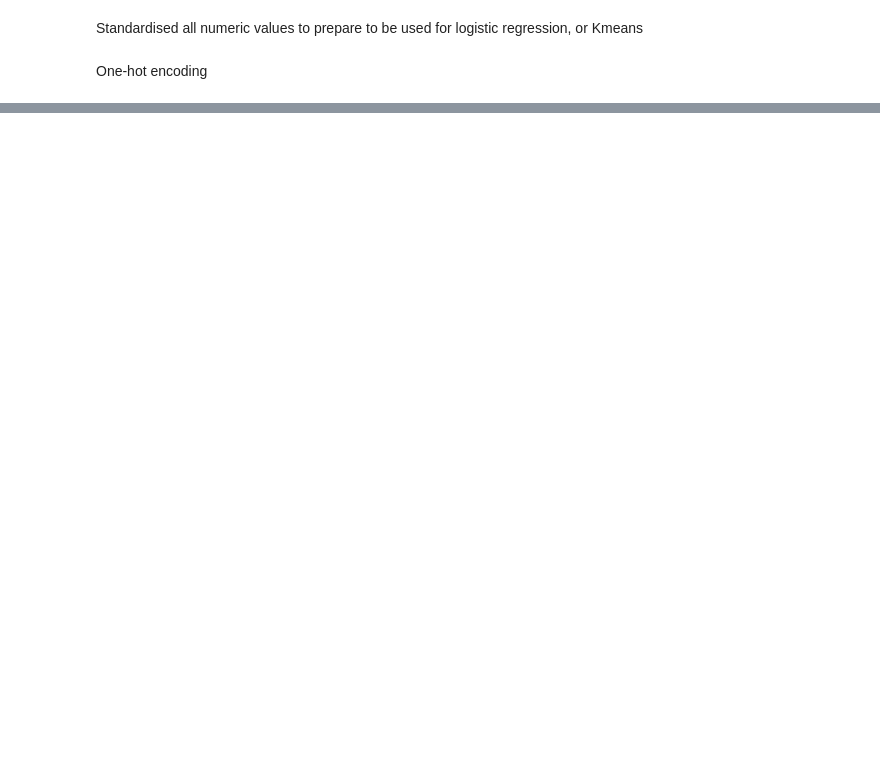
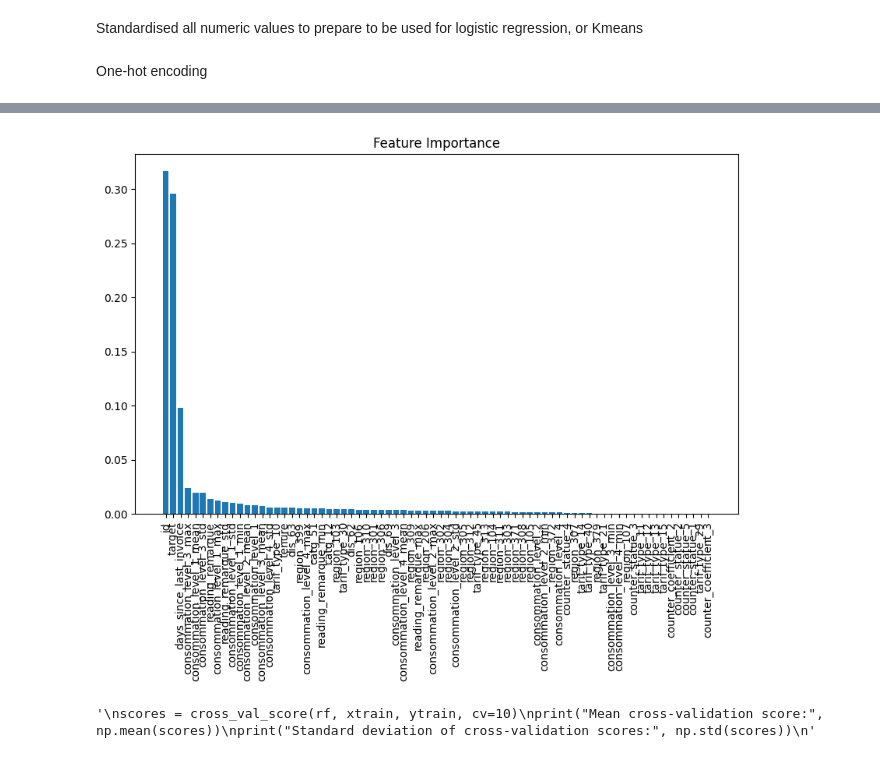
Before and after one commit to xavierach/IT1244-Project, a Jupyter notebook: code.ipynb, the cells around one changed output, grey strips where cells are left out. Saved outputs shown, nothing was run; the diff lists cells and outputs as text; code cells hidden in the pictures; blank space fills up the shorter version.

```diff
--- a/code.ipynb
+++ b/code.ipynb
@@ -486,7 +485,7 @@ Standardised all numeric values to prepare to be used for logistic regression, o
 # %% [markdown]
 One-hot encoding
 # %%
-data_merged_encoded = pd.get_dummies(data_merged, columns=['dis', 'catg', 'region', 'tarif_type', 'counter_statue'], drop_first=True)
+data_merged_encoded = pd.get_dummies(data_merged, columns=['dis', 'catg', 'region', 'tarif_type', 'counter_statue', 'counter_coefficient'], drop_first=True)
 data_merged_encoded = data_merged_encoded.astype(int)
 print(data_merged_encoded.head())
 # %% [output]
@@ -510 +509,4 @@ print(data_merged_encoded.head())
+# %%
+# Drop duplicates
+data_merged_encoded.drop_duplicates(inplace=True)
 # %%
@@ -614,0 +675,21 @@ weighted avg       1.00      1.00      1.00    100123
+# %%
+# Assuming rf is your trained random forest model
+feature_importances = rf.feature_importances_
+sorted_indices = np.argsort(feature_importances)[::-1]
+
+# Plot feature importance
+plt.figure(figsize=(10, 6))
+plt.title("Feature Importance")
+plt.bar(range(len(feature_importances)), feature_importances[sorted_indices], align="center")
+plt.xticks(range(len(feature_importances)), np.array(data_merged_encoded.columns)[sorted_indices], rotation=90)
+plt.show()
+# %% [output]
+[figure, added]
+# %%
+'''
+scores = cross_val_score(rf, xtrain, ytrain, cv=10)
+print("Mean cross-validation score:", np.mean(scores))
+print("Standard deviation of cross-validation scores:", np.std(scores))
+'''
+# %% [output]
+'\nscores = cross_val_score(rf, xtrain, ytrain, cv=10)\nprint("Mean cross-validation score:", np.mean(scores))\nprint("Standard deviation of cross-validation scores:", np.std(scores))\n'
```
Also changed, not shown: parts of 15 cells of this notebook, 1 other file.
